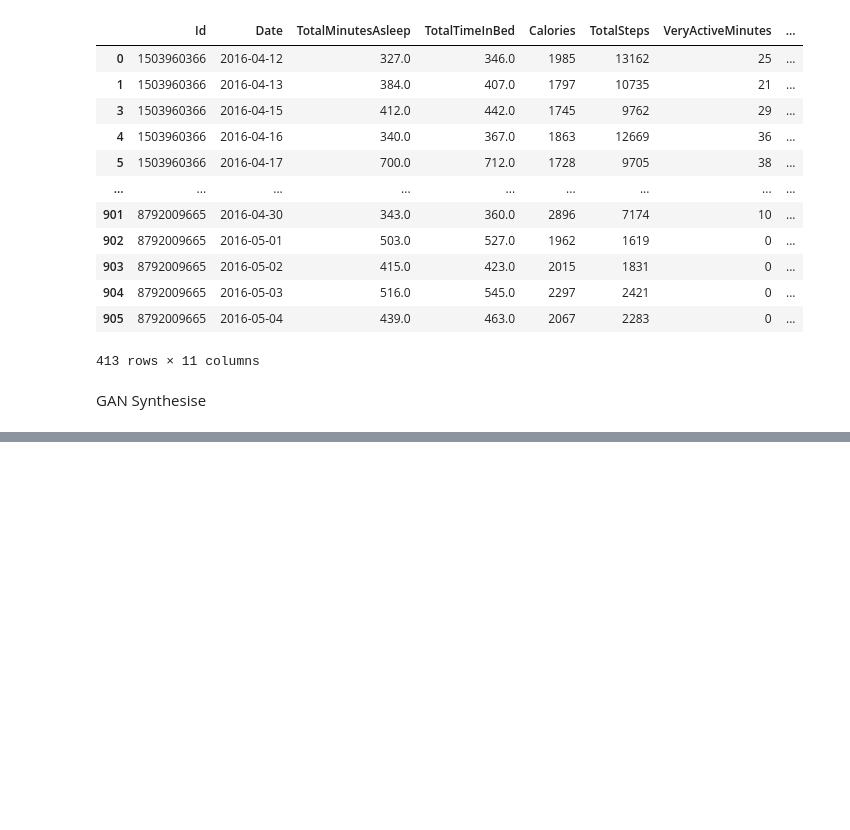
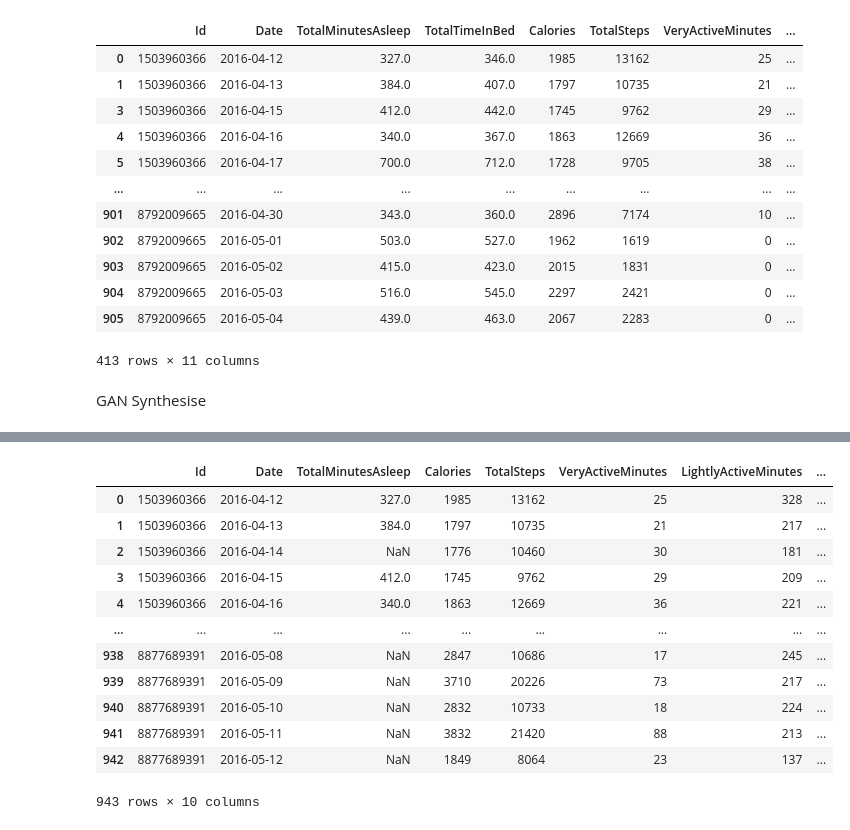
Before and after one commit to Glacierxdd40874/AIHG-Wearable, a Jupyter notebook: data_preprocessing/datasets/data_extraction.ipynb, the cells around one changed output, grey strips where cells are left out. Saved outputs shown, nothing was run; the diff lists cells and outputs as text; code cells hidden in the pictures; blank space fills up the shorter version.

```diff
--- a/data_preprocessing/datasets/data_extraction.ipynb
+++ b/data_preprocessing/datasets/data_extraction.ipynb
@@ -42,25 +43,25 @@ weightLogInfo_merged['Date'] = pd.to_datetime(weightLogInfo_merged['Date']).dt.d
 sleepDay_merged.rename(columns={'SleepDay': 'Date'}, inplace=True)
 dailyActivity_merged.rename(columns={'ActivityDate': 'Date'}, inplace=True)
 # %%
-sleepDay_merged = sleepDay_merged[['Id', 'Date', 'TotalMinutesAsleep', 'TotalTimeInBed']]
-dailyActivity_merged = dailyActivity_merged[['Id', 'Date', 'Calories', 'TotalSteps', 'VeryActiveMinutes', 'SedentaryMinutes']]
-weightLogInfo_merged = weightLogInfo_merged[['Id', 'Date', 'BMI']]
-daily_avg_heartrate = daily_avg_heartrate[['Id', 'Date', 'AvgHeartRate']]
+T1_sleep = sleepDay_merged[['Id', 'Date', 'TotalMinutesAsleep', 'TotalTimeInBed']]
+T1_activity = dailyActivity_merged[['Id', 'Date', 'Calories', 'TotalSteps', 'VeryActiveMinutes', 'SedentaryMinutes']]
+T1_weight = weightLogInfo_merged[['Id', 'Date', 'BMI']]
+T1_heartrate = daily_avg_heartrate[['Id', 'Date', 'AvgHeartRate']]
 
-merged_df = pd.merge(sleepDay_merged, dailyActivity_merged, on=['Id', 'Date'], how='outer')
-merged_df = pd.merge(merged_df, weightLogInfo_merged, on=['Id', 'Date'], how='outer')
-merged_df = pd.merge(merged_df, daily_avg_heartrate, on=['Id', 'Date'], how='outer')
+T1_merged_df = pd.merge(T1_sleep, T1_activity, on=['Id', 'Date'], how='outer')
+T1_merged_df = pd.merge(T1_merged_df, T1_weight, on=['Id', 'Date'], how='outer')
+T1_merged_df = pd.merge(T1_merged_df, T1_heartrate, on=['Id', 'Date'], how='outer')
 
-merged_df.dropna(how='all', subset=[
+T1_merged_df.dropna(how='all', subset=[
     'TotalMinutesAsleep', 'TotalTimeInBed', 'Calories', 'TotalSteps',
     'VeryActiveMinutes', 'SedentaryMinutes', 'BMI', 'AvgHeartRate'
 ], inplace=True)
 
-merged_df['SleepEfficiency'] = merged_df['TotalMinutesAsleep'] / merged_df['TotalTimeInBed']
-merged_df['SleepEfficiency'] = merged_df['SleepEfficiency'].replace([np.inf, -np.inf], np.nan)
-merged_df = merged_df[~((merged_df['SleepEfficiency'] == 0) | (merged_df['SleepEfficiency'].isna()))]
+T1_merged_df['SleepEfficiency'] = T1_merged_df['TotalMinutesAsleep'] / T1_merged_df['TotalTimeInBed']
+T1_merged_df['SleepEfficiency'] = T1_merged_df['SleepEfficiency'].replace([np.inf, -np.inf], np.nan)
+T1_merged_df = T1_merged_df[~((T1_merged_df['SleepEfficiency'] == 0) | (T1_merged_df['SleepEfficiency'].isna()))]
 
-merged_df
+T1_merged_df
 # %% [output]
 |  | Id | Date | TotalMinutesAsleep | TotalTimeInBed | Calories | TotalSteps | VeryActiveMinutes | ... |
 | 0 | 1503960366 | 2016-04-12 | 327.0 | 346.0 | 1985 | 13162 | 25 | ... |
@@ -316,0 +312,30 @@ final
+# %%
+T2_sleep = sleepDay_merged[['Id', 'Date', 'TotalMinutesAsleep']]
+T2_activity = dailyActivity_merged[['Id', 'Date', 'Calories', 'TotalSteps', 'VeryActiveMinutes', 'LightlyActiveMinutes', 'SedentaryMinutes']]
+T2_weight = weightLogInfo_merged[['Id', 'Date', 'BMI']]
+T2_heartrate = daily_avg_heartrate[['Id', 'Date', 'AvgHeartRate']]
+
+T2_merged_df = pd.merge(T2_sleep, T2_activity, on=['Id', 'Date'], how='outer')
+T2_merged_df = pd.merge(T2_merged_df, T2_weight, on=['Id', 'Date'], how='outer')
+T2_merged_df = pd.merge(T2_merged_df, T2_heartrate, on=['Id', 'Date'], how='outer')
+
+T2_merged_df.dropna(how='all', subset=[
+    'TotalMinutesAsleep', 'Calories', 'TotalSteps',
+    'VeryActiveMinutes', 'LightlyActiveMinutes', 'SedentaryMinutes', 'BMI', 'AvgHeartRate'
+], inplace=True)
+
+T2_merged_df
+# %% [output]
+|  | Id | Date | TotalMinutesAsleep | Calories | TotalSteps | VeryActiveMinutes | LightlyActiveMinutes | ... |
+| 0 | 1503960366 | 2016-04-12 | 327.0 | 1985 | 13162 | 25 | 328 | ... |
+| 1 | 1503960366 | 2016-04-13 | 384.0 | 1797 | 10735 | 21 | 217 | ... |
+| 2 | 1503960366 | 2016-04-14 | NaN | 1776 | 10460 | 30 | 181 | ... |
+| 3 | 1503960366 | 2016-04-15 | 412.0 | 1745 | 9762 | 29 | 209 | ... |
+| 4 | 1503960366 | 2016-04-16 | 340.0 | 1863 | 12669 | 36 | 221 | ... |
+| ... | ... | ... | ... | ... | ... | ... | ... | ... |
+| 938 | 8877689391 | 2016-05-08 | NaN | 2847 | 10686 | 17 | 245 | ... |
+| 939 | 8877689391 | 2016-05-09 | NaN | 3710 | 20226 | 73 | 217 | ... |
+| 940 | 8877689391 | 2016-05-10 | NaN | 2832 | 10733 | 18 | 224 | ... |
+| 941 | 8877689391 | 2016-05-11 | NaN | 3832 | 21420 | 88 | 213 | ... |
+| 942 | 8877689391 | 2016-05-12 | NaN | 1849 | 8064 | 23 | 137 | ... |
+943 rows × 10 columns
```
Also changed, not shown: parts of 29 cells of this notebook, 4 other files.
